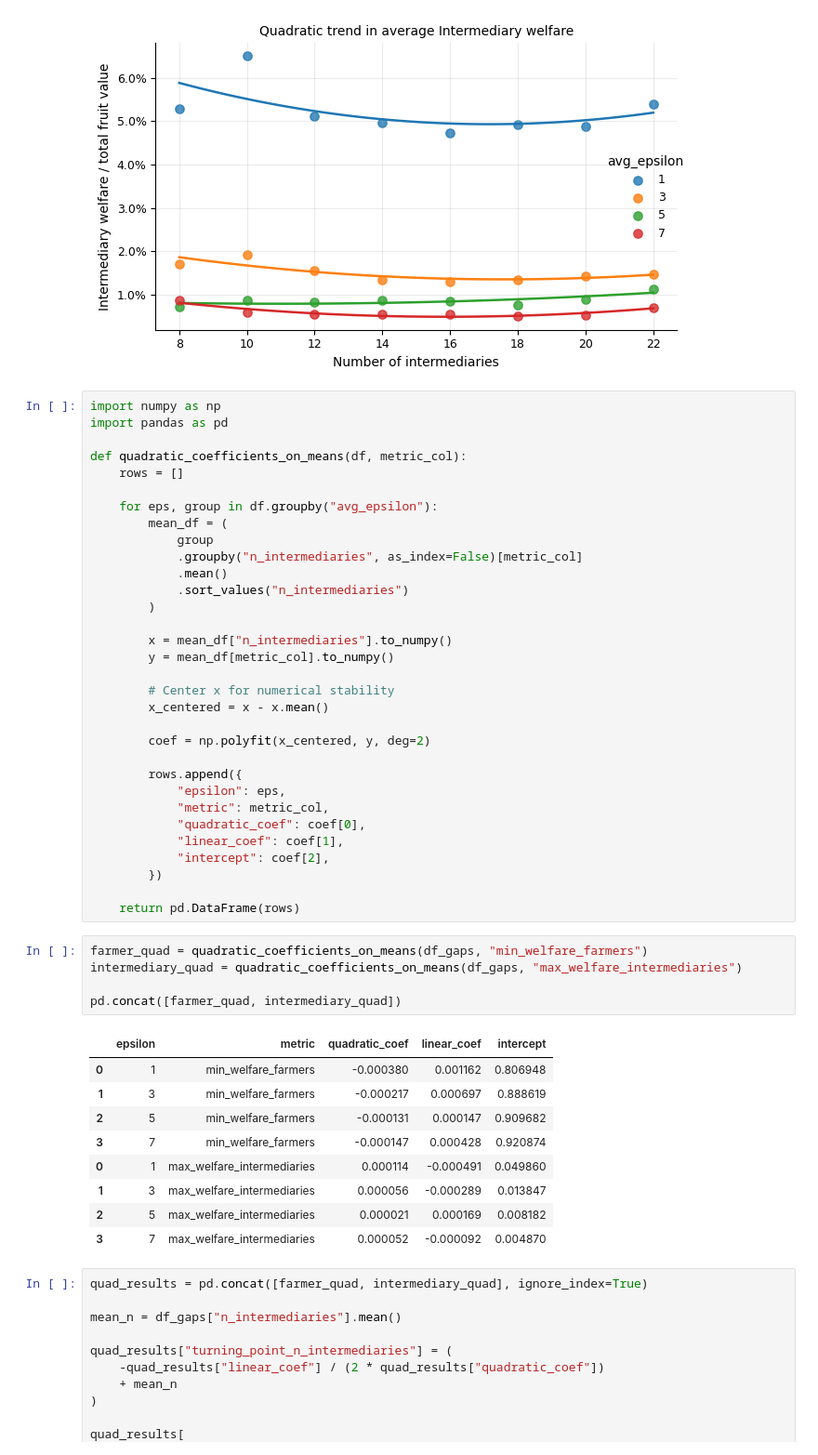
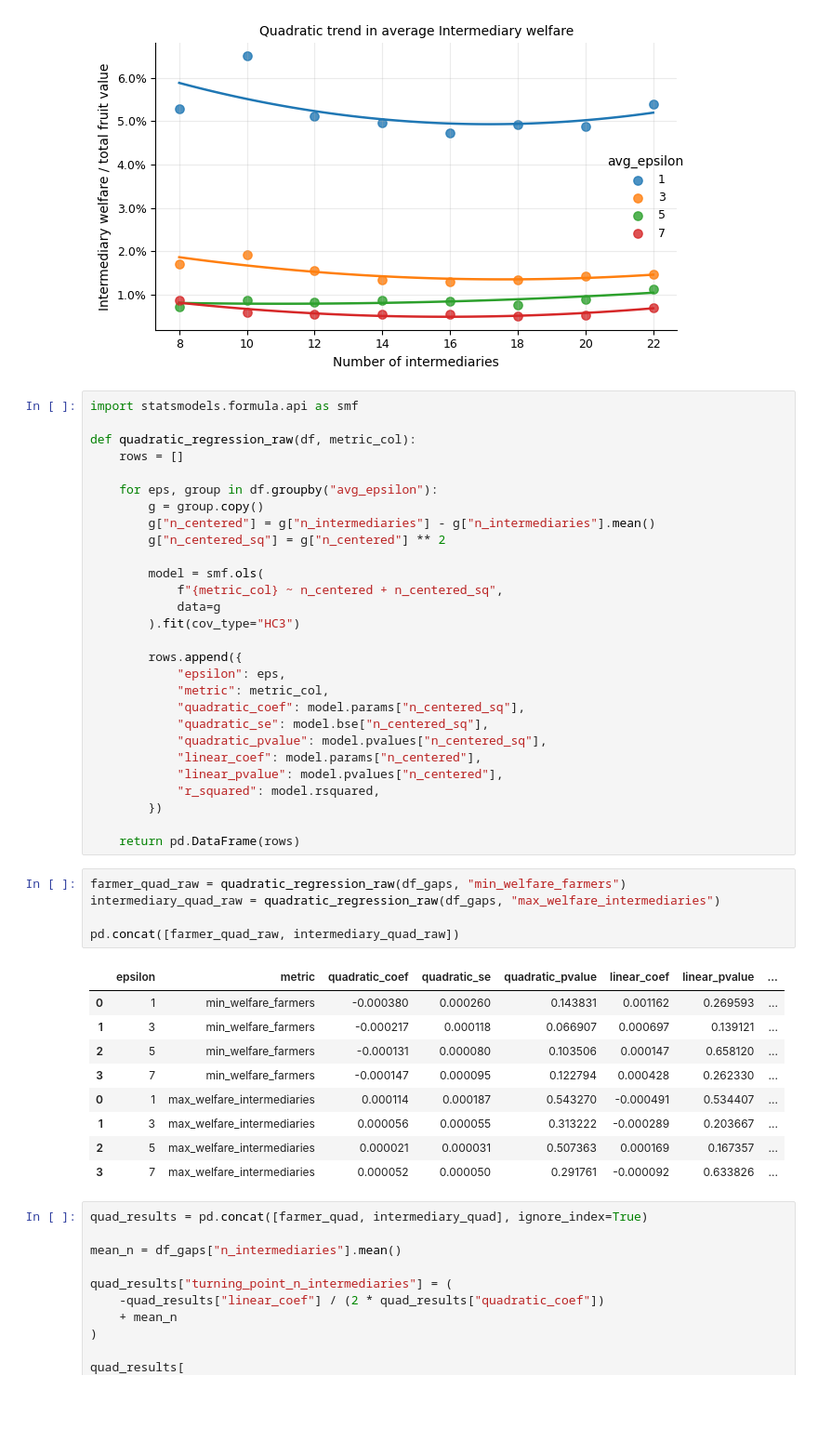
Before and after one commit to nachatjatu/SyntheticInstanceGenerator, a Jupyter notebook: notebooks/scaling_ints.ipynb, the cells around one changed output. Shown at 93% size. Drawn from its saved outputs; the diff is of its cells as text; blank space fills up the shorter version.

```diff
--- a/notebooks/scaling_ints.ipynb
+++ b/notebooks/scaling_ints.ipynb
@@ -238,52 +337,48 @@ plot_quadratic_average_trends(df_gaps)
 [figure]
 [figure]
 # %%
-import numpy as np
-import pandas as pd
+import statsmodels.formula.api as smf
 
-def quadratic_coefficients_on_means(df, metric_col):
+def quadratic_regression_raw(df, metric_col):
     rows = []
 
     for eps, group in df.groupby("avg_epsilon"):
-        mean_df = (
-            group
-            .groupby("n_intermediaries", as_index=False)[metric_col]
-            .mean()
-            .sort_values("n_intermediaries")
-        )
+        g = group.copy()
+        g["n_centered"] = g["n_intermediaries"] - g["n_intermediaries"].mean()
+        g["n_centered_sq"] = g["n_centered"] ** 2
 
-        x = mean_df["n_intermediaries"].to_numpy()
-        y = mean_df[metric_col].to_numpy()
-
-        # Center x for numerical stability
-        x_centered = x - x.mean()
-
-        coef = np.polyfit(x_centered, y, deg=2)
+        model = smf.ols(
+            f"{metric_col} ~ n_centered + n_centered_sq",
+            data=g
+        ).fit(cov_type="HC3")
 
         rows.append({
             "epsilon": eps,
             "metric": metric_col,
-            "quadratic_coef": coef[0],
-            "linear_coef": coef[1],
-            "intercept": coef[2],
+            "quadratic_coef": model.params["n_centered_sq"],
+            "quadratic_se": model.bse["n_centered_sq"],
+            "quadratic_pvalue": model.pvalues["n_centered_sq"],
+            "linear_coef": model.params["n_centered"],
+            "linear_pvalue": model.pvalues["n_centered"],
+            "r_squared": model.rsquared,
         })
 
     return pd.DataFrame(rows)
 # %%
-farmer_quad = quadratic_coefficients_on_means(df_gaps, "min_welfare_farmers")
-intermediary_quad = quadratic_coefficients_on_means(df_gaps, "max_welfare_intermediaries")
+farmer_quad_raw = quadratic_regression_raw(df_gaps, "min_welfare_farmers")
+intermediary_quad_raw = quadratic_regression_raw(df_gaps, "max_welfare_intermediaries")
 
-pd.concat([farmer_quad, intermediary_quad])
+pd.concat([farmer_quad_raw, intermediary_quad_raw])
 # %% [output]
-|  | epsilon | metric | quadratic_coef | linear_coef | intercept |
-| 0 | 1 | min_welfare_farmers | -0.000380 | 0.001162 | 0.806948 |
-| 1 | 3 | min_welfare_farmers | -0.000217 | 0.000697 | 0.888619 |
-| 2 | 5 | min_welfare_farmers | -0.000131 | 0.000147 | 0.909682 |
-| 3 | 7 | min_welfare_farmers | -0.000147 | 0.000428 | 0.920874 |
-| 0 | 1 | max_welfare_intermediaries | 0.000114 | -0.000491 | 0.049860 |
-| 1 | 3 | max_welfare_intermediaries | 0.000056 | -0.000289 | 0.013847 |
-| 2 | 5 | max_welfare_intermediaries | 0.000021 | 0.000169 | 0.008182 |
-| 3 | 7 | max_welfare_intermediaries | 0.000052 | -0.000092 | 0.004870 |
+|  | epsilon | metric | quadratic_coef | quadratic_se | quadratic_pvalue | linear_coef | linear_pvalue | ... |
+| 0 | 1 | min_welfare_farmers | -0.000380 | 0.000260 | 0.143831 | 0.001162 | 0.269593 | ... |
+| 1 | 3 | min_welfare_farmers | -0.000217 | 0.000118 | 0.066907 | 0.000697 | 0.139121 | ... |
+| 2 | 5 | min_welfare_farmers | -0.000131 | 0.000080 | 0.103506 | 0.000147 | 0.658120 | ... |
+| 3 | 7 | min_welfare_farmers | -0.000147 | 0.000095 | 0.122794 | 0.000428 | 0.262330 | ... |
+| 0 | 1 | max_welfare_intermediaries | 0.000114 | 0.000187 | 0.543270 | -0.000491 | 0.534407 | ... |
+| 1 | 3 | max_welfare_intermediaries | 0.000056 | 0.000055 | 0.313222 | -0.000289 | 0.203667 | ... |
+| 2 | 5 | max_welfare_intermediaries | 0.000021 | 0.000031 | 0.507363 | 0.000169 | 0.167357 | ... |
+| 3 | 7 | max_welfare_intermediaries | 0.000052 | 0.000050 | 0.291761 | -0.000092 | 0.633826 | ... |
 # %%
 quad_results = pd.concat([farmer_quad, intermediary_quad], ignore_index=True)
 
```
Also changed, not shown: parts of 10 cells of this notebook, 26 other files.
